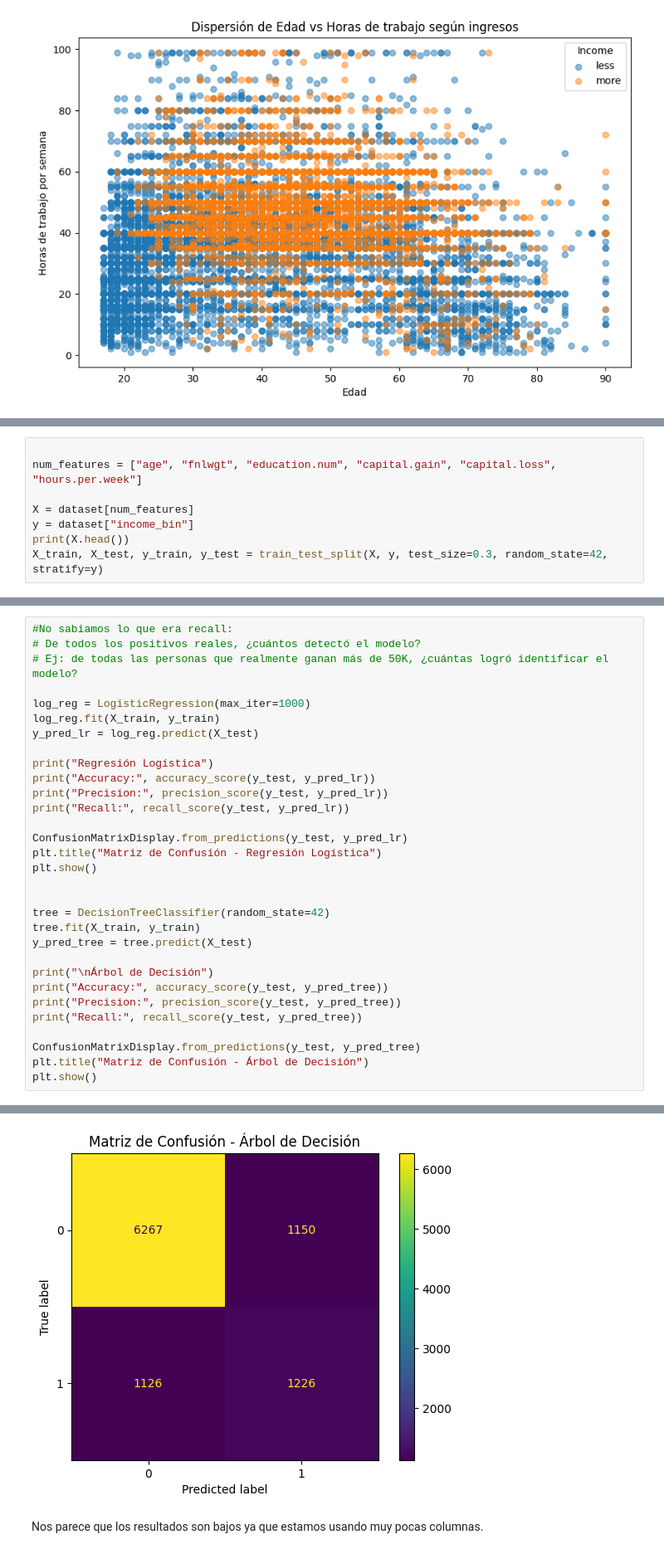
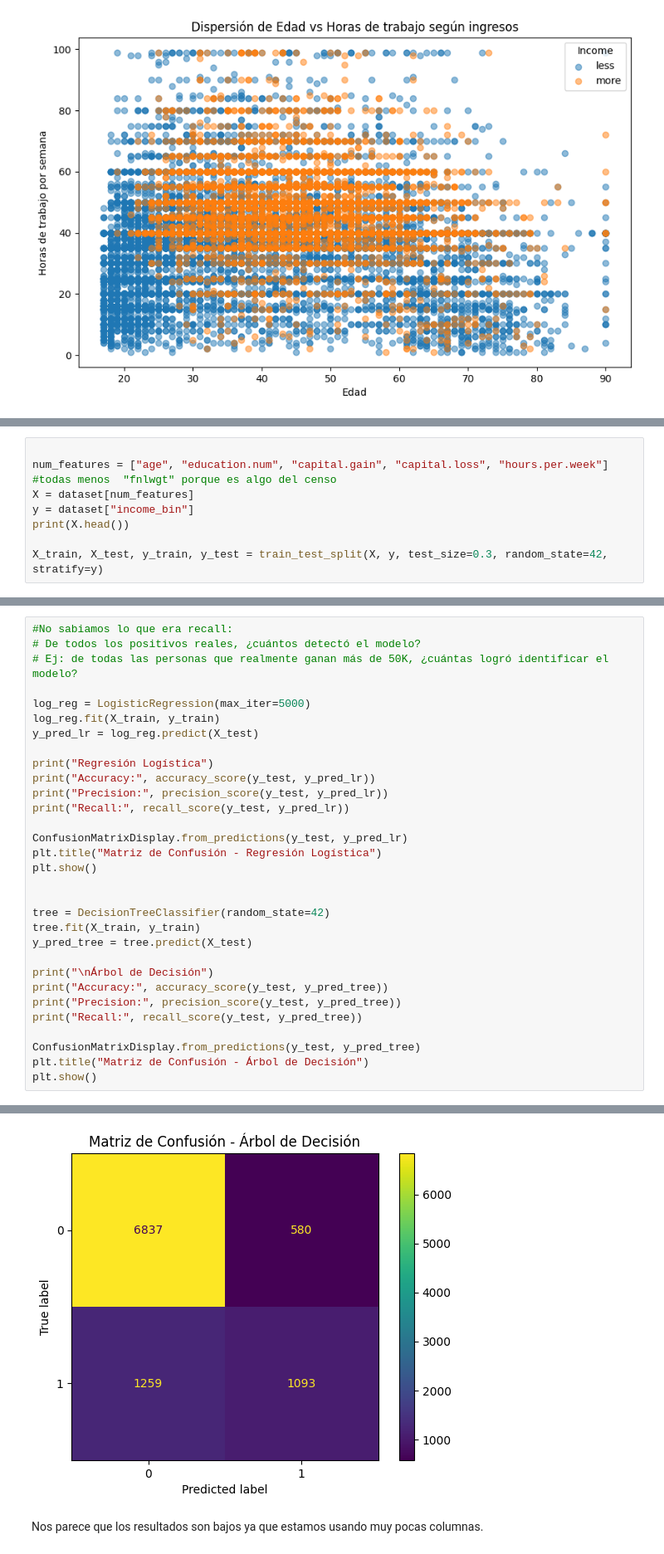
Before and after one commit to brigitteblau/tp-ia, a Jupyter notebook: Bodner_Blau_TP1.ipynb, the cells around one changed output, grey strips where cells are left out. Shown at 83% size. Saved outputs shown, nothing was run; the diff lists cells and outputs as text.

```diff
--- a/Bodner_Blau_TP1.ipynb
+++ b/Bodner_Blau_TP1.ipynb
@@ -78,9 +81,10 @@ Seleccionamos las features que vamos a utilizar para los dos primeros
 # %%
 
-num_features = ["age", "fnlwgt", "education.num", "capital.gain", "capital.loss", "hours.per.week"]
-
+num_features = ["age", "education.num", "capital.gain", "capital.loss", "hours.per.week"]
+#todas menos  "fnlwgt" porque es algo del censo
 X = dataset[num_features]
 y = dataset["income_bin"]
 print(X.head())
+
 X_train, X_test, y_train, y_test = train_test_split(X, y, test_size=0.3, random_state=42, stratify=y)
 # %% [output]
@@ -95,7 +99,7 @@ X_train, X_test, y_train, y_test = train_test_split(X, y, test_size=0.3, random_
 # De todos los positivos reales, ¿cuántos detectó el modelo?
 # Ej: de todas las personas que realmente ganan más de 50K, ¿cuántas logró identificar el modelo?
 
-log_reg = LogisticRegression(max_iter=1000)
+log_reg = LogisticRegression(max_iter=5000)
 log_reg.fit(X_train, y_train)
 y_pred_lr = log_reg.predict(X_test)
 
@@ -134,4 +138,4 @@ Recall: 0.5212585034013606
-[figure, old version]
+[figure, new version]
 # %% [markdown]
 Nos parece que los resultados son bajos ya que estamos usando muy pocas columnas.
 # %% [markdown]
```
Also changed, not shown: parts of 11 cells of this notebook.
